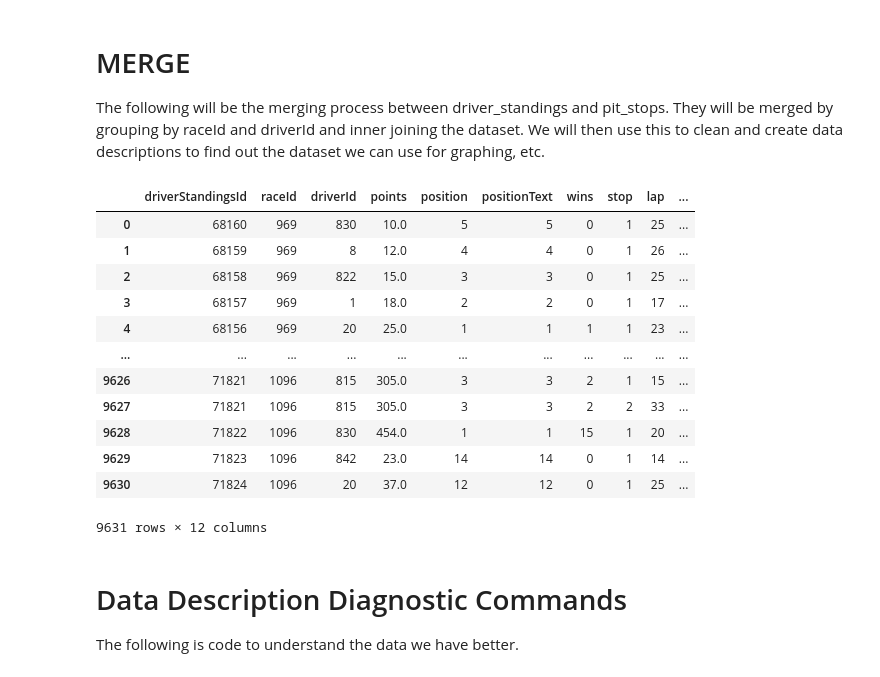
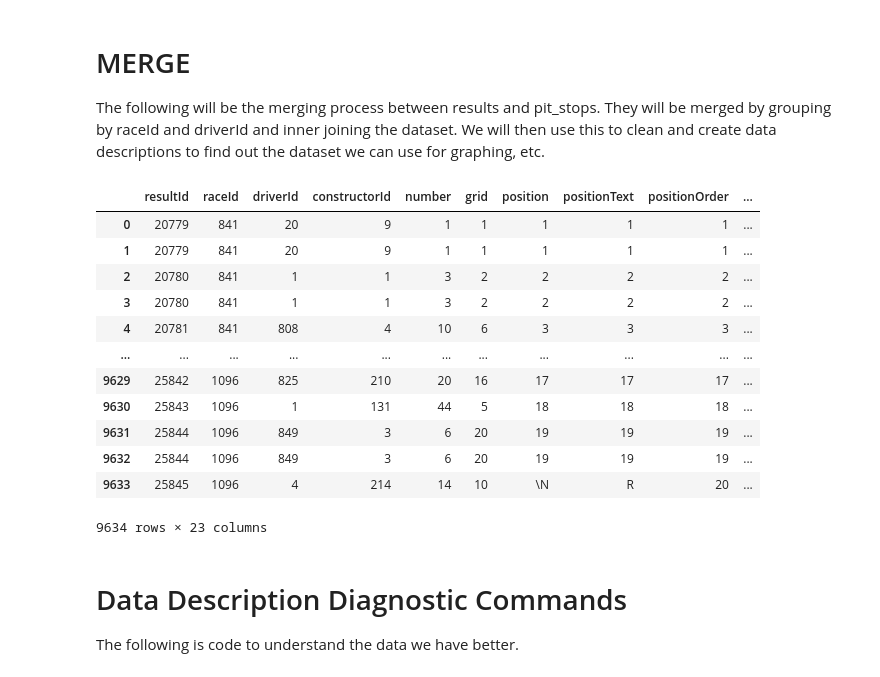
Before and after one commit to tdangi/qtm_final_project, a Jupyter notebook: qtm_moment.ipynb, the cells around one changed output. Saved outputs shown, nothing was run; the diff lists cells and outputs as text; code cells hidden in the pictures.

```diff
--- a/qtm_moment.ipynb
+++ b/qtm_moment.ipynb
@@ -37,6 +37,6 @@ For our analysis we will be utilizing three datasets for F1 racing:
 # %%
 # Read the CSV file
-driver_standings = pd.read_csv("data_raw/driver_standings.csv")
+results = pd.read_csv("data_raw/results.csv")
 pit_stops = pd.read_csv("data_raw/pit_stops.csv")
 # %%
 # to see the data
@@ -73,25 +73,25 @@ display(pit_stops)
 9634 rows × 7 columns
 # %% [markdown]
 # MERGE
-The following will be the merging process between driver_standings and pit_stops. They will be merged by grouping by raceId and driverId and inner joining the dataset. We will then use this to clean and create data descriptions to find out the dataset we can use for graphing, etc.
+The following will be the merging process between results and pit_stops. They will be merged by grouping by raceId and driverId and inner joining the dataset. We will then use this to clean and create data descriptions to find out the dataset we can use for graphing, etc.
 # %%
 #merge driver_standings and pit_stops by raceId and driverId. Store this in data frame, merged_f1
-merged_f1 = pd.merge(driver_standings, pit_stops, on =['raceId', 'driverId'], how ='inner')
+merged_f1 = pd.merge(results, pit_stops, on =['raceId', 'driverId'], how ='inner')
 display(merged_f1)
 # %% [output]
-|  | driverStandingsId | raceId | driverId | points | position | positionText | wins | stop | lap | ... |
-| 0 | 68160 | 969 | 830 | 10.0 | 5 | 5 | 0 | 1 | 25 | ... |
-| 1 | 68159 | 969 | 8 | 12.0 | 4 | 4 | 0 | 1 | 26 | ... |
-| 2 | 68158 | 969 | 822 | 15.0 | 3 | 3 | 0 | 1 | 25 | ... |
-| 3 | 68157 | 969 | 1 | 18.0 | 2 | 2 | 0 | 1 | 17 | ... |
-| 4 | 68156 | 969 | 20 | 25.0 | 1 | 1 | 1 | 1 | 23 | ... |
+|  | resultId | raceId | driverId | constructorId | number | grid | position | positionText | positionOrder | ... |
+| 0 | 20779 | 841 | 20 | 9 | 1 | 1 | 1 | 1 | 1 | ... |
+| 1 | 20779 | 841 | 20 | 9 | 1 | 1 | 1 | 1 | 1 | ... |
+| 2 | 20780 | 841 | 1 | 1 | 3 | 2 | 2 | 2 | 2 | ... |
+| 3 | 20780 | 841 | 1 | 1 | 3 | 2 | 2 | 2 | 2 | ... |
+| 4 | 20781 | 841 | 808 | 4 | 10 | 6 | 3 | 3 | 3 | ... |
 | ... | ... | ... | ... | ... | ... | ... | ... | ... | ... | ... |
-| 9626 | 71821 | 1096 | 815 | 305.0 | 3 | 3 | 2 | 1 | 15 | ... |
-| 9627 | 71821 | 1096 | 815 | 305.0 | 3 | 3 | 2 | 2 | 33 | ... |
-| 9628 | 71822 | 1096 | 830 | 454.0 | 1 | 1 | 15 | 1 | 20 | ... |
-| 9629 | 71823 | 1096 | 842 | 23.0 | 14 | 14 | 0 | 1 | 14 | ... |
-| 9630 | 71824 | 1096 | 20 | 37.0 | 12 | 12 | 0 | 1 | 25 | ... |
+| 9629 | 25842 | 1096 | 825 | 210 | 20 | 16 | 17 | 17 | 17 | ... |
+| 9630 | 25843 | 1096 | 1 | 131 | 44 | 5 | 18 | 18 | 18 | ... |
+| 9631 | 25844 | 1096 | 849 | 3 | 6 | 20 | 19 | 19 | 19 | ... |
+| 9632 | 25844 | 1096 | 849 | 3 | 6 | 20 | 19 | 19 | 19 | ... |
+| 9633 | 25845 | 1096 | 4 | 214 | 14 | 10 | \N | R | 20 | ... |
-9631 rows × 12 columns
+9634 rows × 23 columns
 # %% [markdown]
 # Data Description Diagnostic Commands
 The following is code to understand the data we have better.
```
Also changed, not shown: parts of 3 cells of this notebook, 3 other files.
